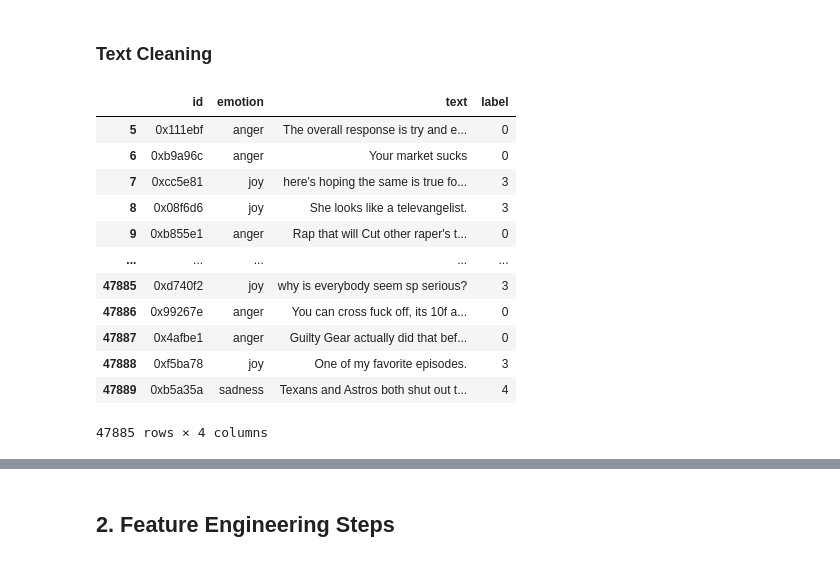
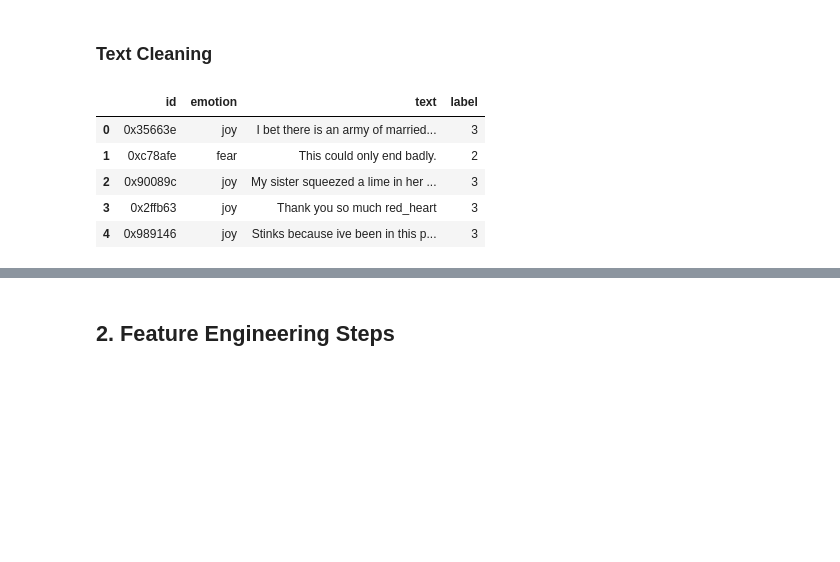
Before and after one commit to bbswei/DM2025-Lab2-Exercise, a Jupyter notebook: DM2025-Lab2-Homework.ipynb, the cells around one changed output, grey strips where cells are left out. Cells and saved outputs as stored; diff of their text form; code cells hidden in the pictures; blank space fills up the shorter version.

```diff
--- a/DM2025-Lab2-Homework.ipynb
+++ b/DM2025-Lab2-Homework.ipynb
@@ -146,19 +146,12 @@ def clean_text(text: str) -> str:
 train_df['text'] = train_df['text'].apply(clean_text)
 test_df['text'] = test_df['text'].apply(clean_text)
 # %%
-train_df[5:]
+train_df.head()
 # %% [output]
 |  | id | emotion | text | label |
-| 5 | 0x111ebf | anger | The overall response is try and e... | 0 |
-| 6 | 0xb9a96c | anger | Your market sucks | 0 |
-| 7 | 0xcc5e81 | joy | here’s hoping the same is true fo... | 3 |
-| 8 | 0x08f6d6 | joy | She looks like a televangelist. | 3 |
-| 9 | 0xb855e1 | anger | Rap that will Cut other raper's t... | 0 |
-| ... | ... | ... | ... | ... |
-| 47885 | 0xd740f2 | joy | why is everybody seem sp serious? | 3 |
-| 47886 | 0x99267e | anger | You can cross fuck off, its 10f a... | 0 |
-| 47887 | 0x4afbe1 | anger | Guilty Gear actually did that bef... | 0 |
-| 47888 | 0xf5ba78 | joy | One of my favorite episodes. | 3 |
-| 47889 | 0xb5a35a | sadness | Texans and Astros both shut out t... | 4 |
+| 0 | 0x35663e | joy | I bet there is an army of married... | 3 |
+| 1 | 0xc78afe | fear | This could only end badly. | 2 |
+| 2 | 0x90089c | joy | My sister squeezed a lime in her ... | 3 |
+| 3 | 0x2ffb63 | joy | Thank you so much red_heart | 3 |
+| 4 | 0x989146 | joy | Stinks because ive been in this p... | 3 |
-47885 rows × 4 columns
 # %%
```
Also changed, not shown: parts of 2 cells of this notebook.
